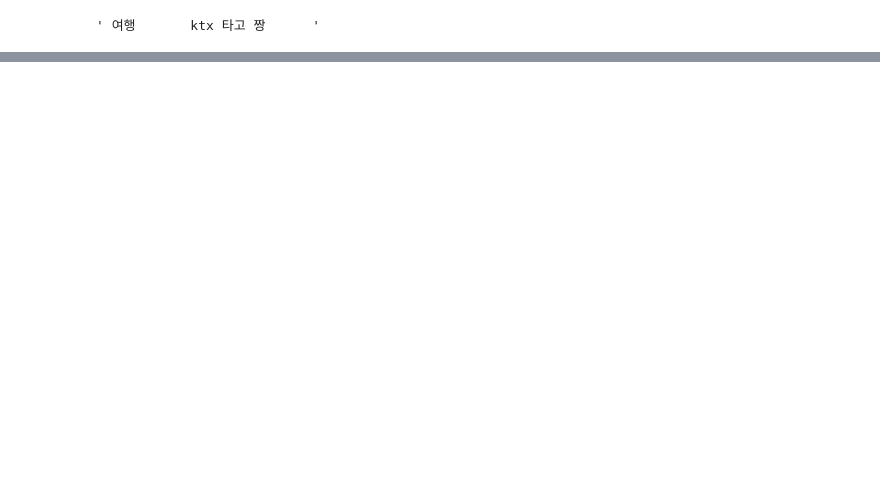
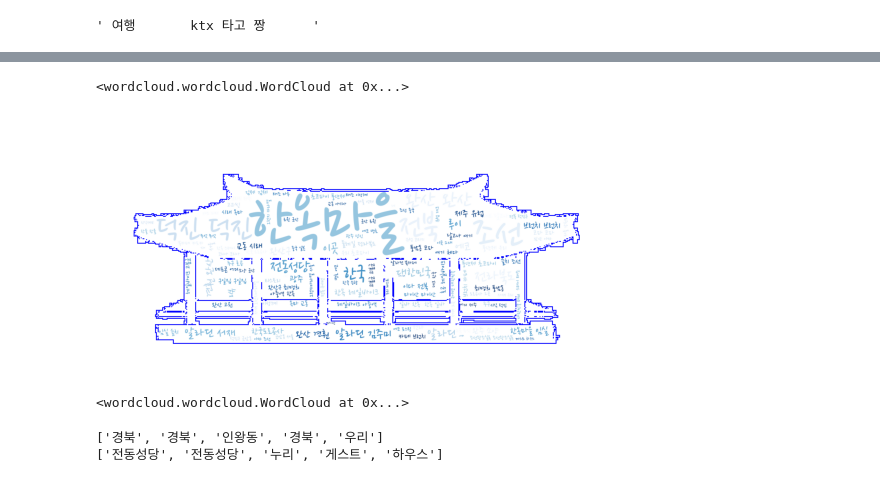
Before and after one commit to zardness/Sang, a Jupyter notebook: source/06_자연어처리/ch2_Quiz_경주여행과 전주여행비교.ipynb, the cells around one changed output, grey strips where cells are left out. Cells and saved outputs as stored; diff of their text form; code cells hidden in the pictures; blank space fills up the shorter version.

```diff
--- a/source/06_자연어처리/ch2_Quiz_경주여행과 전주여행비교.ipynb
+++ b/source/06_자연어처리/ch2_Quiz_경주여행과 전주여행비교.ipynb
@@ -148,0 +376,3 @@ for query in queries:
+# %%
+df_nouns = pd.read_csv('data/quiz_naver_pos_nouns.csv', encoding='cp949')
+df_nouns.shape
@@ -148,0 +381,9 @@ for query in queries:
+# %%
+# 경주 명사들만 워드클라우드(data/heart.jpg 이용)
+# 전주 명사들만 워드클라우드(data/korea-house-black-fill.png 이용)
+gj_noun = df_nouns.loc[df_nouns['query']=='경주 여행','token'].values.tolist()
+jj_noun = df_nouns.loc[df_nouns['query']=='전주 여행','token'].tolist() # 시리즈를 리스트로
+gj = ' '.join(gj_noun)
+jj = ' '.join(jj_noun)
+print(gj[:10])
+print(jj[:10])
@@ -148,0 +422,44 @@ for query in queries:
+# %%
+# 생성된 wordcloud 저장
+wordcloud.to_file('data/quiz_naver_경주.jpg')
+# %% [output]
+<wordcloud.wordcloud.WordCloud at 0x...>
+# %%
+import numpy as np
+from PIL import Image
+mask = np.array(Image.open('data/korea-house-black-fill.png'))
+# import cv2
+# mask = cv2.imread('data/korea-house-black-fill.png')
+wordcloud = WordCloud(
+    background_color='white',
+    colormap="Blues",
+    collocations=True, # 특정단어가 자주 같이 나오면 같이 뿌려 ex황리단같은거는 같이
+    max_words=200,
+    max_font_size=200,
+    scale=2, # 이미지 크기의 비율(다운로드시 달라짐)
+    random_state=7,
+    font_path = 'data/NanumPenScript-Regular.ttf',
+    stopwords=불용어,
+    mask = mask,
+    contour_color='blue',
+    contour_width=1
+)
+wordcloud.generate(jj)
+plt.imshow(wordcloud)
+plt.axis('off')
+plt.show()
+# %% [output]
+[figure, added]
+# %%
+# 생성된 wordcloud 저장
+wordcloud.to_file('data/quiz_naver_전주.jpg')
+# %% [output]
+<wordcloud.wordcloud.WordCloud at 0x...>
+# %%
+# 경주 명사들 Text plot
+# 전주 명사들만 Text plot
+print(gj_noun[:5])
+print(jj_noun[:5])
+# %% [output]
+['경북', '경북', '인왕동', '경북', '우리']
+['전동성당', '전동성당', '누리', '게스트', '하우스']
```
Also changed, not shown: parts of 48 cells of this notebook, 9 other files.
